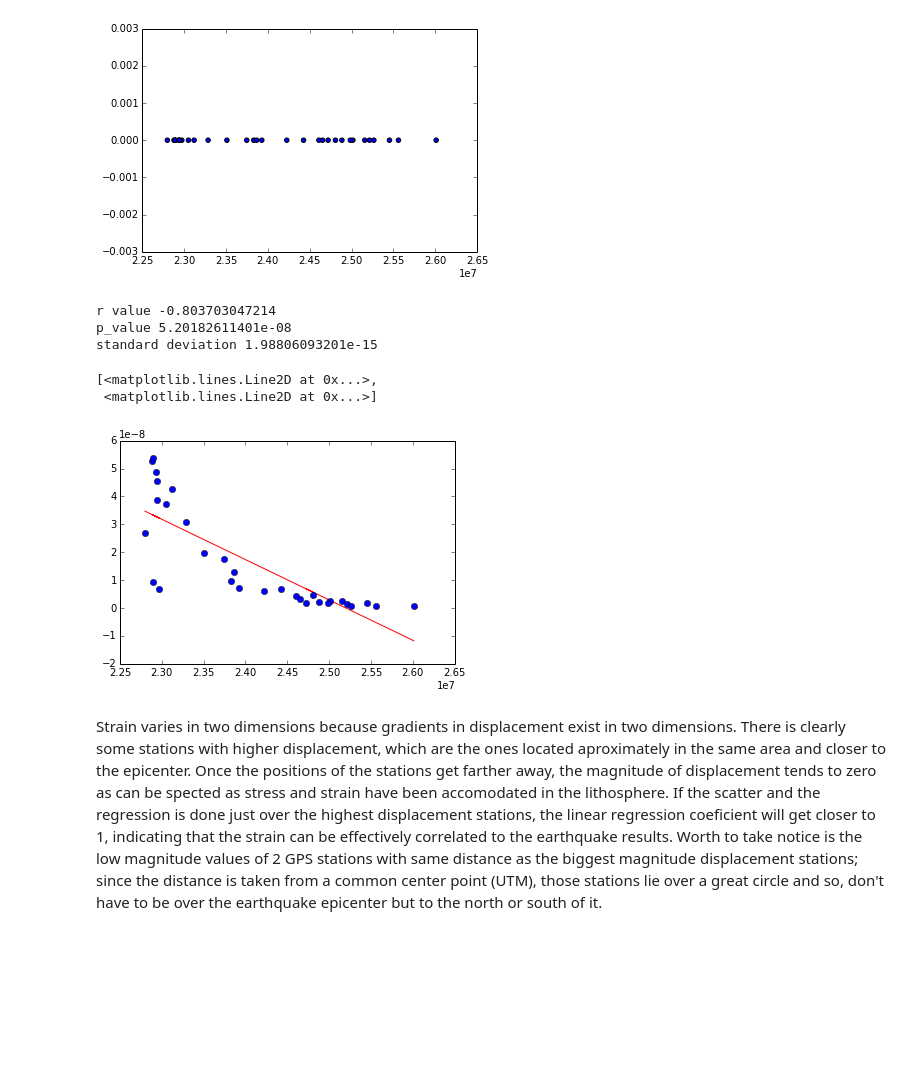
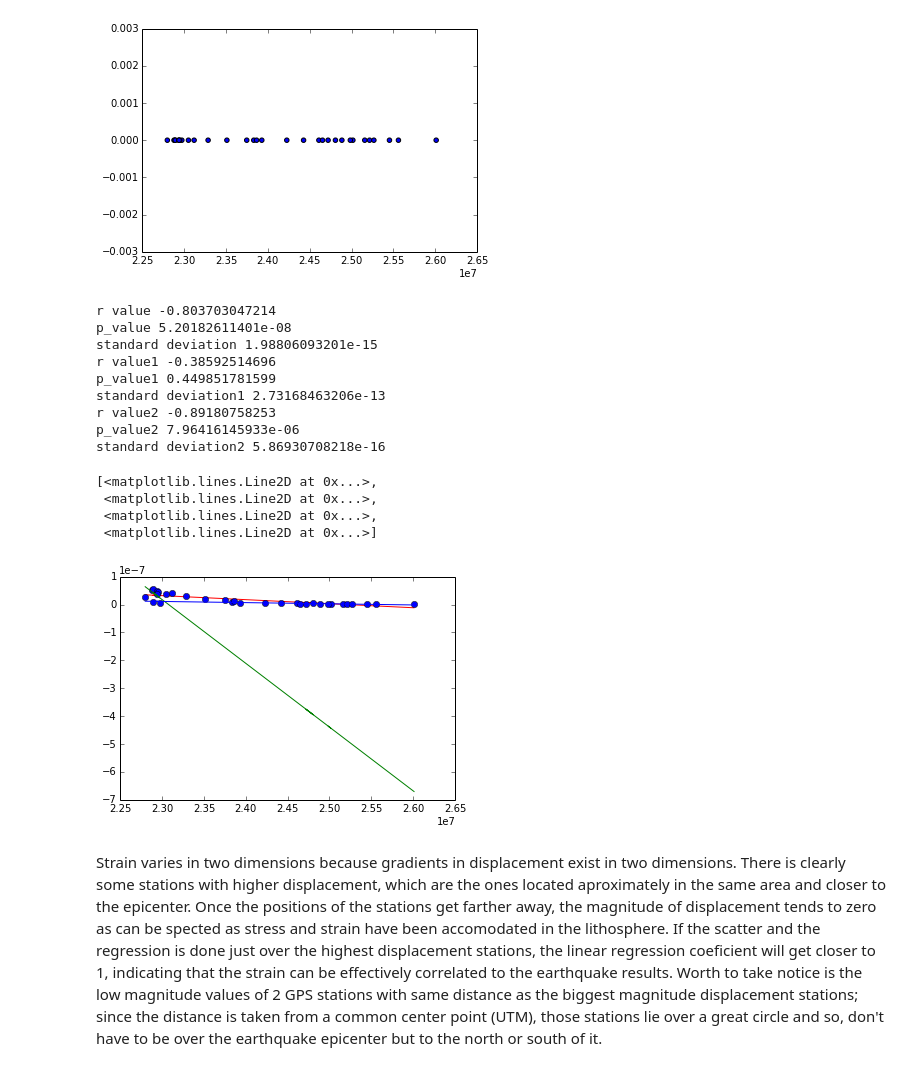
Before and after one commit to deolaya1318/Pizano_Olaya_hw8, a Jupyter notebook: Punto3/Antofagasta.ipynb, the cells around one changed output. Saved outputs shown, nothing was run; the diff lists cells and outputs as text; code cells hidden in the pictures; blank space fills up the shorter version.

```diff
--- a/Punto3/Antofagasta.ipynb
+++ b/Punto3/Antofagasta.ipynb
@@ -397,20 +397,40 @@ py.scatter(pos, magvalor)
 # %%
 # determine best fit line for displacement in East
 slope, intercept, r_value, p_value, std_err = stats.linregress(pos, magvalor)
+slope1, intercept1, r_value1, p_value1, std_err1 = stats.linregress(pos[1:7], magvalor[1:7])
+slope2, intercept2, r_value2, p_value2, std_err2 = stats.linregress(pos[15:30], magvalor[15:30])
 
 print 'r value', r_value
 print  'p_value', p_value
 print 'standard deviation', std_err
 
+print 'r value1', r_value1
+print  'p_value1', p_value1
+print 'standard deviation1', std_err1
+
+print 'r value2', r_value2
+print  'p_value2', p_value2
+print 'standard deviation2', std_err2
+
 line = slope*pos+intercept
-plot(pos,line,'r-',pos, magvalor,'o')
+line1 = slope1*pos+intercept1
+line2 = slope2*pos+intercept2
+plot(pos,line,'r-',pos, magvalor,'o', pos,line1,'g-', pos,line2,'b-')
 # %% [output]
 r value -0.803703047214
 p_value 5.20182611401e-08
 standard deviation 1.98806093201e-15
+r value1 -0.38592514696
+p_value1 0.449851781599
+standard deviation1 2.73168463206e-13
+r value2 -0.89180758253
+p_value2 7.96416145933e-06
+standard deviation2 5.86930708218e-16
 [<matplotlib.lines.Line2D at 0x...>,
+ <matplotlib.lines.Line2D at 0x...>,
+ <matplotlib.lines.Line2D at 0x...>,
  <matplotlib.lines.Line2D at 0x...>]
-[figure, old version]
+[figure, new version]
 # %% [markdown]
 Strain varies in two dimensions because gradients in displacement exist in two dimensions. There is clearly some stations with higher displacement, which are the ones located aproximately in the same area and closer to the epicenter. Once the positions of the stations get farther away, the magnitude of displacement tends to zero as can be spected as stress and strain have been accomodated in the lithosphere. If the scatter and the regression is done just over the highest displacement stations, the linear regression coeficient will get closer to 1, indicating that the strain can be effectively correlated to the earthquake results.
 Worth to take notice is the low magnitude values of 2 GPS stations with same distance as the biggest magnitude displacement stations; since the distance is taken from a common center point (UTM), those stations lie over a great circle and so, don't have to be over the earthquake epicenter but to the north or south of it.
```
